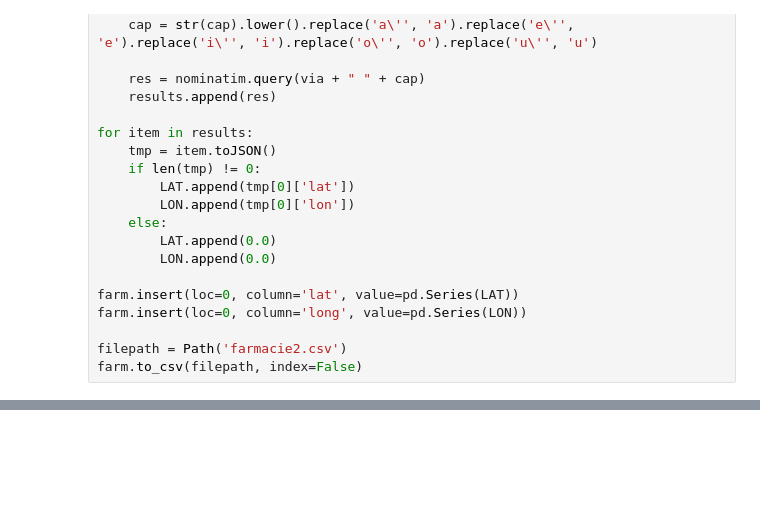
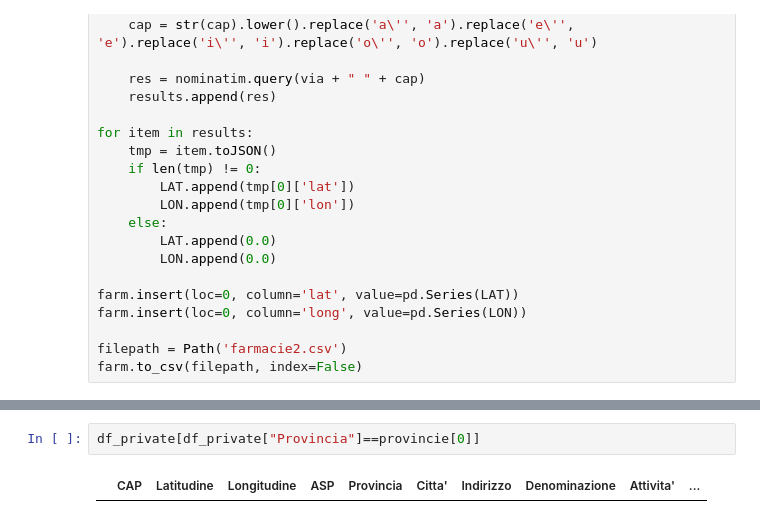
Before and after one commit to weiss25r/Progetto-Open-Data-2023, a Jupyter notebook: Progetto Open Data/notebooks/test.ipynb, the cells around one changed output, grey strips where cells are left out. Saved outputs shown, nothing was run; the diff lists cells and outputs as text; blank space fills up the shorter version.

```diff
--- a/Progetto Open Data/notebooks/test.ipynb
+++ b/Progetto Open Data/notebooks/test.ipynb
@@ -106,0 +180,4 @@ farm.to_csv(filepath, index=False)
+# %%
+df_private[df_private["Provincia"]==provincie[0]]
+# %% [output]
+|  | CAP | Latitudine | Longitudine | ASP | Provincia | Citta' | Indirizzo | Denominazione | Attivita' | ... |
```
Also changed, not shown: parts of 1 cell of this notebook.
